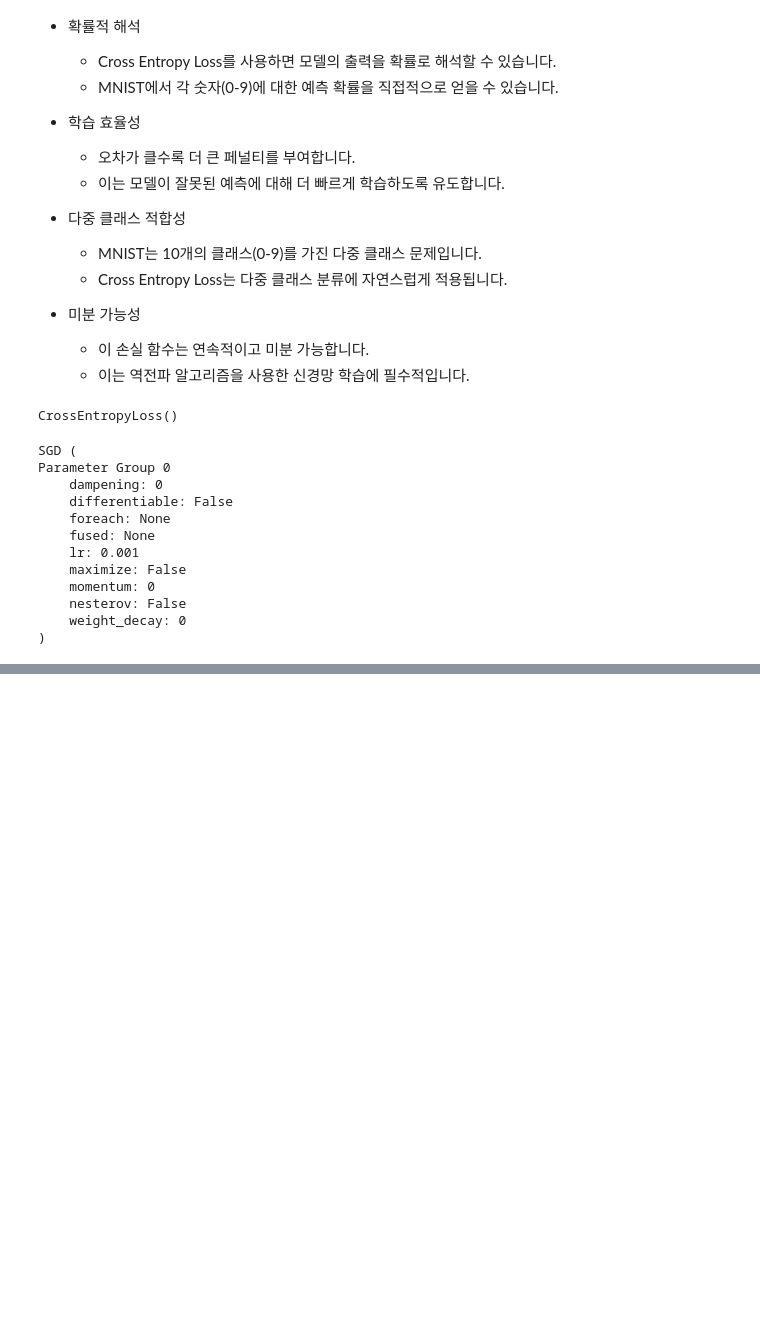
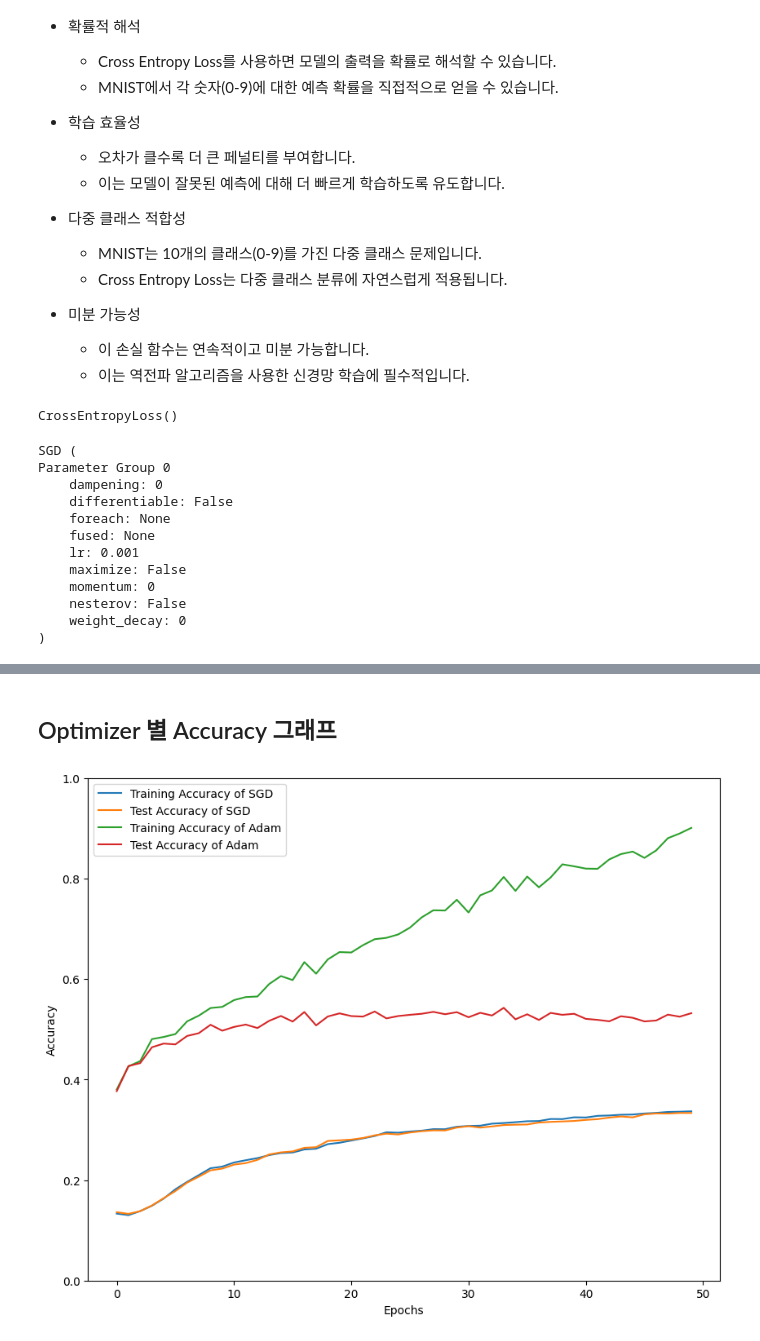
Before and after one commit to yuiyeong/deeplearning, a Jupyter notebook: presentation01/exercise.ipynb, the cells around one changed output, grey strips where cells are left out. Saved outputs shown, nothing was run; the diff lists cells and outputs as text; code cells hidden in the pictures; blank space fills up the shorter version.

Commit message:
Feat: STEP02_딥러닝 이론과 자연어 처리 (1) 1주차 심화과제

```diff
--- a/presentation01/exercise.ipynb
+++ b/presentation01/exercise.ipynb
@@ -263,0 +407,26 @@ plt.show()
+# %%
+# optimizer 가 adam 일 때 학습
+for epoch in range(CIFAR_NUM_EPOCHS):
+    for data in cifar_train_loader:
+        cifar_adam_optimizer.zero_grad()
+
+        images, labels = data
+        inputs, labels = images.to(device), labels.to(device)
+
+        outputs = cifar_model_for_adam(inputs)
+
+        loss = cifar_criterion(outputs, labels)
+        loss.backward()
+
+        cifar_adam_optimizer.step()
+
+    cifar_accuracies[1][0][epoch] = calculate_accuracy(
+        device, cifar_model_for_adam, cifar_train_loader
+    )
+    cifar_accuracies[1][1][epoch] = calculate_accuracy(
+        device, cifar_model_for_adam, cifar_test_loader
+    )
+
+    print(
+        f"Epoch {epoch + 1:3d}, Training Accuracy: {cifar_accuracies[1][0][epoch]:.5f}"
+    )
@@ -263,0 +451,20 @@ plt.show()
+# %% [markdown]
+## Optimizer 별 Accuracy 그래프
+# %%
+plt.figure(figsize=(10, 8))
+
+x_axis = np.arange(CIFAR_NUM_EPOCHS)
+plt.plot(x_axis, cifar_accuracies[0][0], label="Training Accuracy of SGD")
+plt.plot(x_axis, cifar_accuracies[0][1], label="Test Accuracy of SGD")
+plt.plot(x_axis, cifar_accuracies[1][0], label="Training Accuracy of Adam")
+plt.plot(x_axis, cifar_accuracies[1][1], label="Test Accuracy of Adam")
+
+plt.legend()
+
+plt.ylim([0, 1])
+plt.ylabel("Accuracy")
+plt.xlabel("Epochs")
+
+plt.show()
+# %% [output]
+[figure, added]
```
Also changed, not shown: parts of 31 cells of this notebook.
